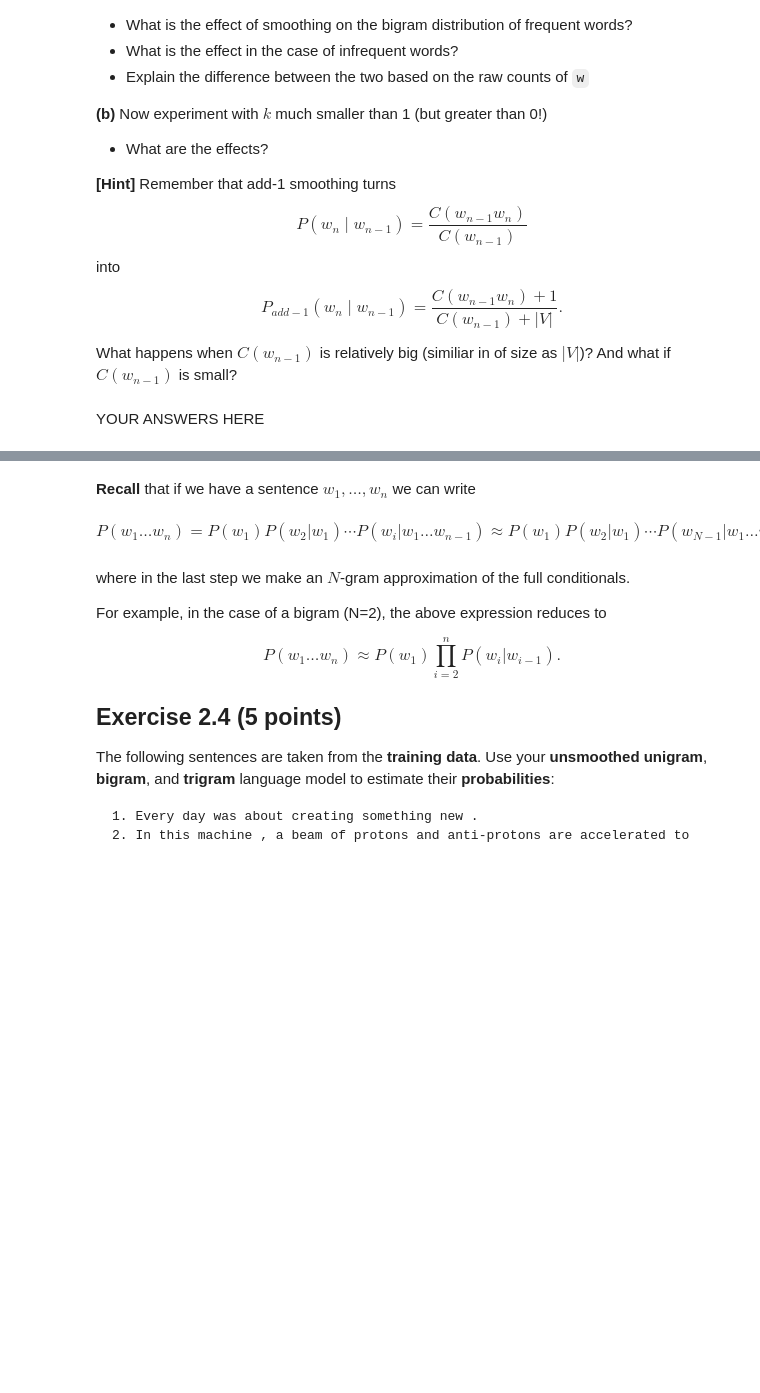
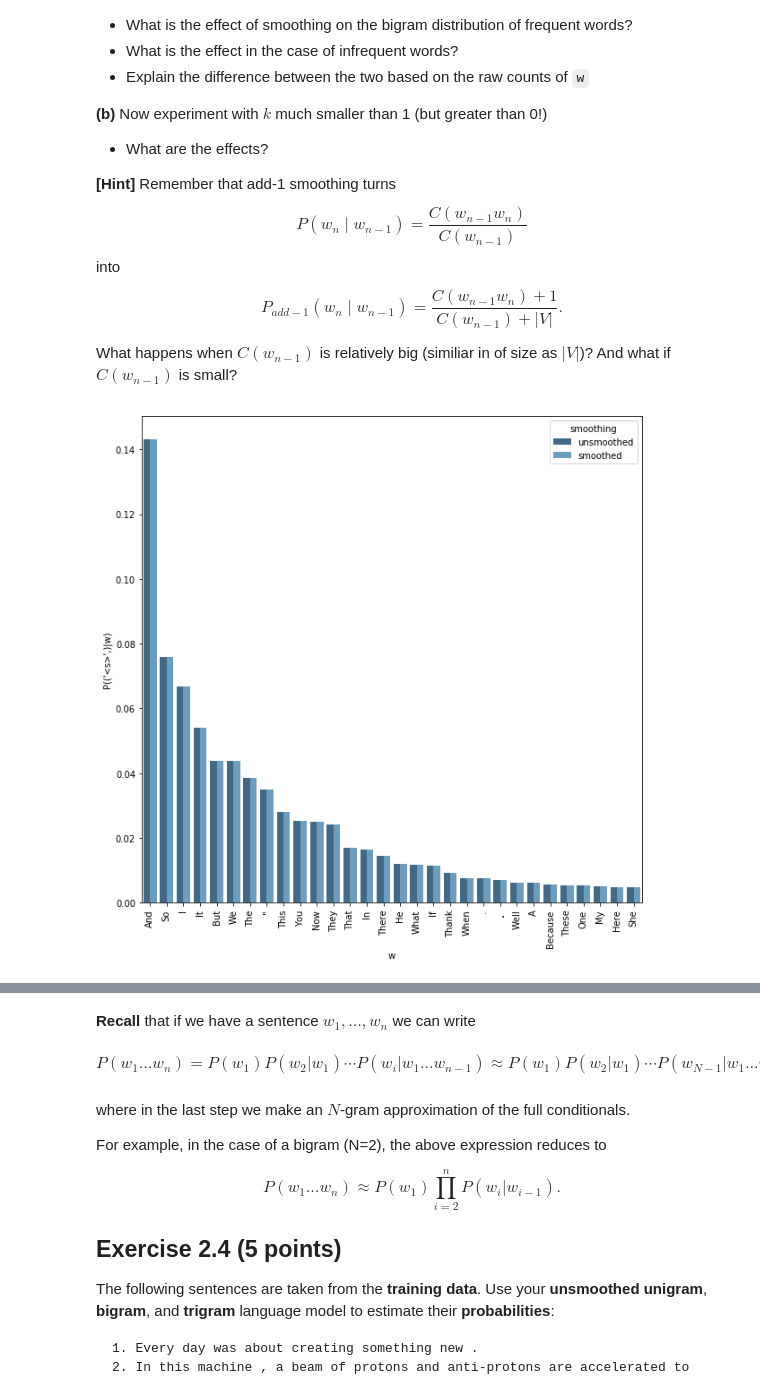
Before and after one commit to HaukurPall/NLP1-2017, a Jupyter notebook: lab1/lab1.ipynb, the cells around one changed output, grey strips where cells are left out. Cells and saved outputs as stored; diff of their text form; code cells hidden in the pictures; blank space fills up the shorter version.

```diff
--- a/lab1/lab1.ipynb
+++ b/lab1/lab1.ipynb
@@ -502,38 +502,39 @@ def train_ngram(data, N, k=0):
     for key, count in uni_freq.most_common():
         unigram[key] = (count + k)/(token_count + V)
 
-    print(unigram["close"])
+    #print(unigram["close"])
 
     # bigram
     if N == 2:
         for key, count in bi_freq.most_common():
-            bigram[(key[0])][key[1]] = (count + k)/(uni_freq[key[0]] + V)
+            bigram[tuple([key[0]])][key[1]] = (count + k)/(uni_freq[key[0]] + V)
         ngram = bigram
 
-        print(bigram[("close")])
-        print(bigram[("close")]["to"])
+        # NOTE THE TRAILING ","
+        #print(bigram[("close",)])
+        #print(bigram[("close",)]["to"])
 
     # trigram
     if N == 3:
         for key, count in tri_freq.most_common():
-            trigram[(key[0], key[1])][key[2]] = (count + k)/(bi_freq[(key[0], key[1])] + V)
+            trigram[tuple([key[0], key[1]])][key[2]] = (count + k)/(bi_freq[(key[0], key[1])] + V)
         ngram = trigram
 
-        print(trigram[("close", "to")])
-        print(trigram[("close", "to")]["the"])
+        #print(trigram[("close", "to")])
+        #print(trigram[("close", "to")]["the"])
 
     # quadgram
     if N == 4:
         for key, count in quad_freq.most_common():
-            quadgram[(key[0], key[1], key[2])][key[3]] = (count + k)/(tri_freq[(key[0], key[1], key[2])] + V)
+            quadgram[tuple(key[0], key[1], key[2])][key[3]] = (count + k)/(tri_freq[(key[0], key[1], key[2])] + V)
         ngram = quadgram
 
-        print("quadrigram")
-        print(quadgram[("close", "to", "the")])
-        print(quadgram[("close", "to", "the")]["edge"])
+        #print("quadrigram")
+        #print(quadgram[("close", "to", "the")])
+        #print(quadgram[("close", "to", "the")]["edge"])
 
     return ngram, unigram
 
 data, w2i, i2w = read(train_file)
-bigram, unigram = train_ngram(data, N=4, k=0)
+bigram, unigram = train_ngram(data, N=2, k=0)
 bigram_smoothed, unigram_smoothed = train_ngram(data, N=2, k=1)
@@ -667,2 +703,9 @@ def plot_bigram_dist(word, bigram, smoothbigram, k=30):
-# %% [markdown]
-YOUR ANSWERS HERE
+# %%
+#bigram_smoothed, unigram_smoothed = train_ngram(data, N=2, k=1)
+#plot_bigram_dist(("close",), bigram, bigram_smoothed, 30)
+#plot_bigram_dist(("<s>",), bigram, bigram_smoothed, 30)
+
+bigram_smoothed, unigram_smoothed = train_ngram(data, N=2, k=0.01)
+plot_bigram_dist(("<s>",), bigram, bigram_smoothed, 30)
+# %% [output]
+[figure, added]
```
Also changed, not shown: parts of 6 cells of this notebook.
